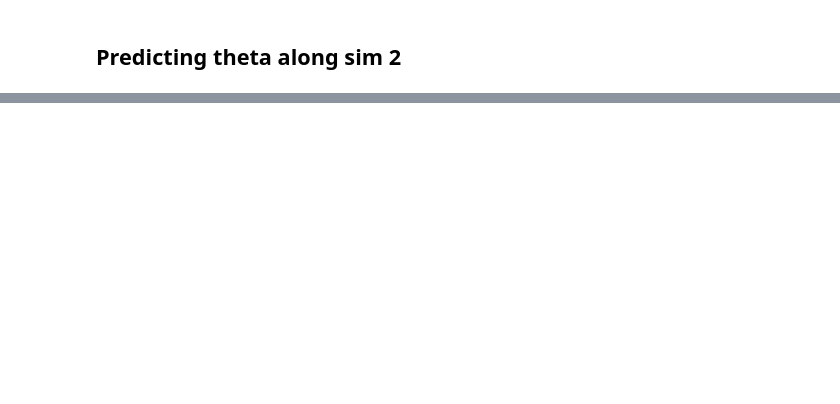
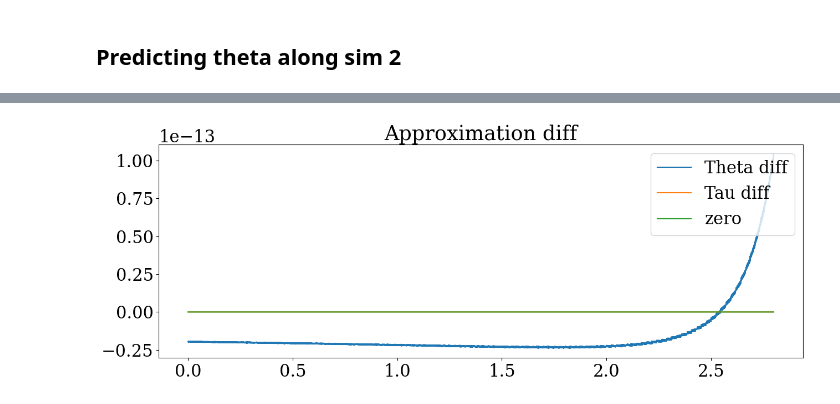
Before and after one commit to TirelessRock/3D-nav-research, a Jupyter notebook: ship-movement-simulation-lab.ipynb, the cells around one changed output, grey strips where cells are left out. Cells and saved outputs as stored; diff of their text form; code cells hidden in the pictures; blank space fills up the shorter version.

```diff
--- a/ship-movement-simulation-lab.ipynb
+++ b/ship-movement-simulation-lab.ipynb
@@ -442,0 +530,9 @@ plt.show()
+# %%
+plt.title("Approximation diff")
+plt.plot(t_seg2, ths_predict - ths_predict_app, label='Theta diff')
+plt.plot(t_seg2, taus - taus_app, label='Tau diff')
+plt.plot(t_seg2, np.zeros_like(t_seg2), label='zero')
+plt.legend(loc='upper right')
+plt.show()
+# %% [output]
+[figure, added]
```
Also changed, not shown: parts of 9 cells of this notebook.
